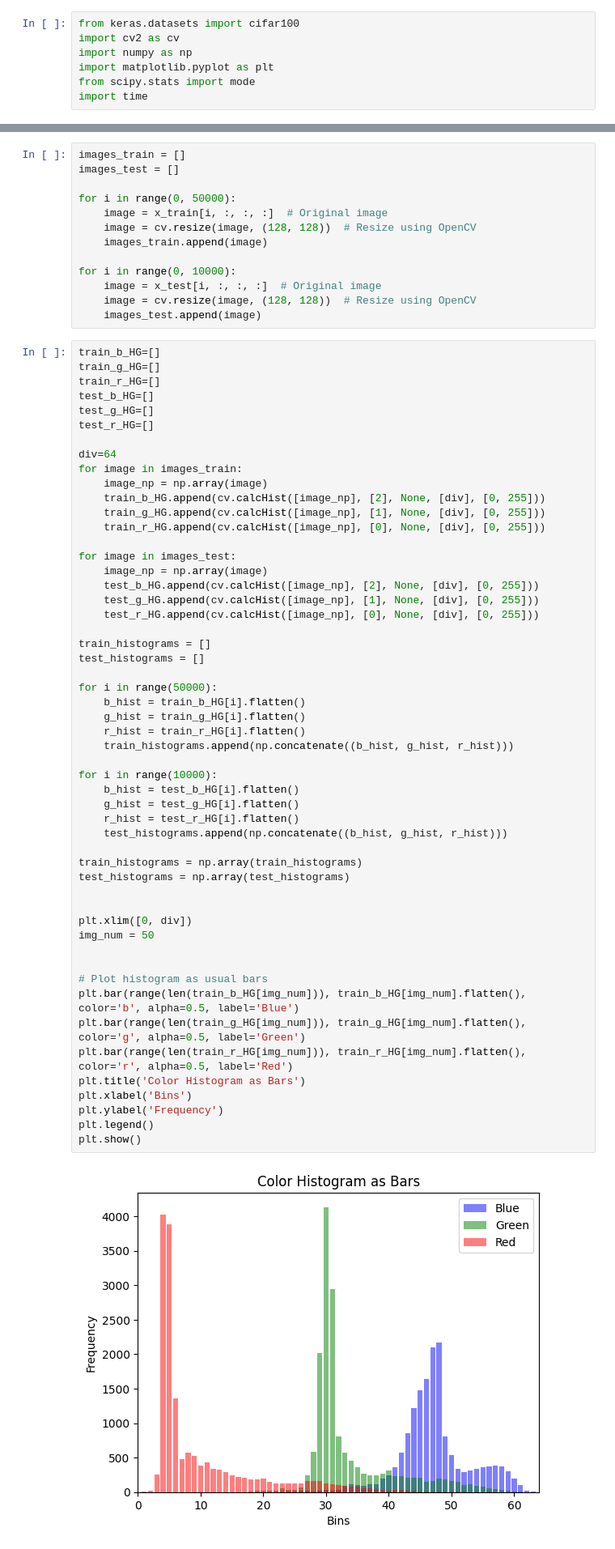
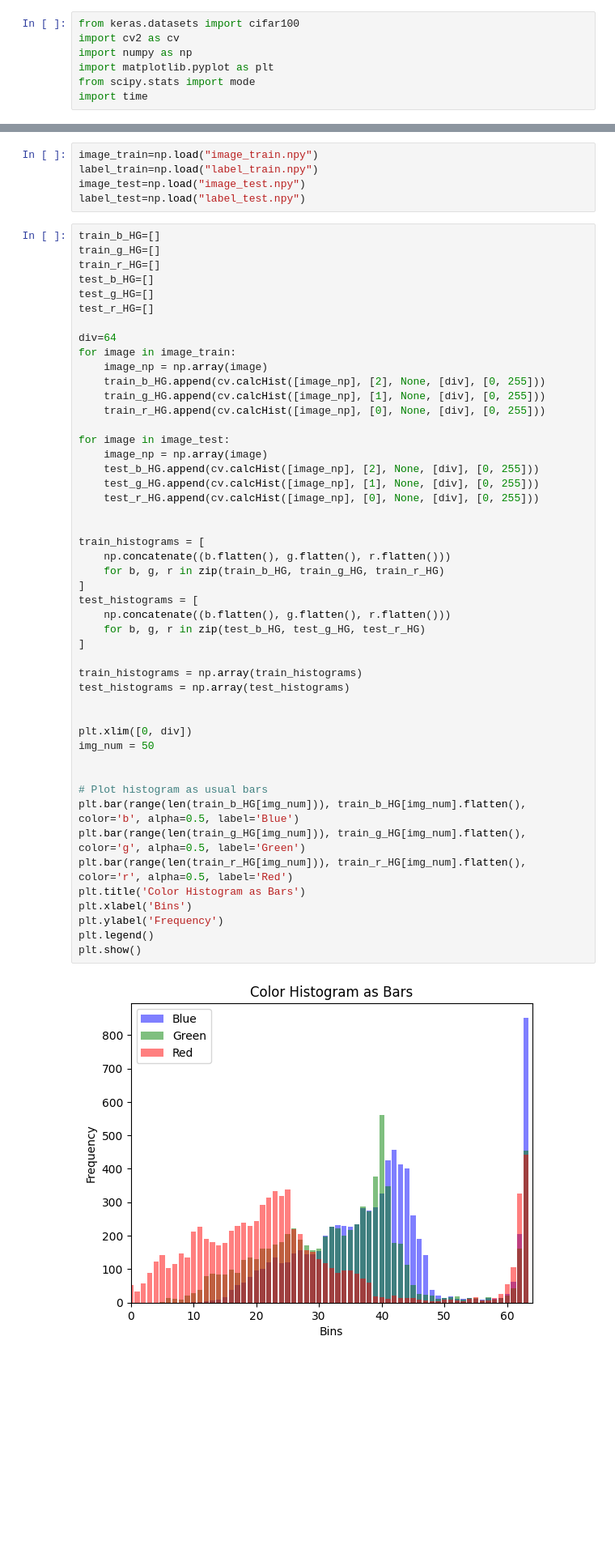
Before and after one commit to hussein37156/CV_project, a Jupyter notebook: Milestone_1/histograms_k_mean.ipynb, the cells around one changed output, grey strips where cells are left out. Shown at 81% size. Drawn from its saved outputs; the diff is of its cells as text; blank space fills up the shorter version.

```diff
--- a/Milestone_1/histograms_k_mean.ipynb
+++ b/Milestone_1/histograms_k_mean.ipynb
@@ -10,16 +8,8 @@ import time
-# %%
-images_train = []
-images_test = []
-
-for i in range(0, 50000):
-    image = x_train[i, :, :, :]  # Original image
-    image = cv.resize(image, (128, 128))  # Resize using OpenCV
-    images_train.append(image)
-
-for i in range(0, 10000):
-    image = x_test[i, :, :, :]  # Original image
-    image = cv.resize(image, (128, 128))  # Resize using OpenCV
-    images_test.append(image)
+# %%
+image_train=np.load("image_train.npy")
+label_train=np.load("label_train.npy")
+image_test=np.load("image_test.npy")
+label_test=np.load("label_test.npy")
 # %%
 train_b_HG=[]
 train_g_HG=[]
@@ -29,52 +19,47 @@ test_g_HG=[]
 test_r_HG=[]
 
 div=64
-for image in images_train:
+for image in image_train:
     image_np = np.array(image)
     train_b_HG.append(cv.calcHist([image_np], [2], None, [div], [0, 255]))
     train_g_HG.append(cv.calcHist([image_np], [1], None, [div], [0, 255]))
     train_r_HG.append(cv.calcHist([image_np], [0], None, [div], [0, 255]))
 
-for image in images_test:
+for image in image_test:
     image_np = np.array(image)
     test_b_HG.append(cv.calcHist([image_np], [2], None, [div], [0, 255]))
     test_g_HG.append(cv.calcHist([image_np], [1], None, [div], [0, 255]))
     test_r_HG.append(cv.calcHist([image_np], [0], None, [div], [0, 255]))
 
-train_histograms = []
-test_histograms = []
 
-for i in range(50000):
-    b_hist = train_b_HG[i].flatten()
-    g_hist = train_g_HG[i].flatten()
-    r_hist = train_r_HG[i].flatten()
-    train_histograms.append(np.concatenate((b_hist, g_hist, r_hist)))
-
-for i in range(10000):
-    b_hist = test_b_HG[i].flatten()
-    g_hist = test_g_HG[i].flatten()
-    r_hist = test_r_HG[i].flatten()
-    test_histograms.append(np.concatenate((b_hist, g_hist, r_hist)))
+train_histograms = [
+    np.concatenate((b.flatten(), g.flatten(), r.flatten()))
+    for b, g, r in zip(train_b_HG, train_g_HG, train_r_HG)
+]
+test_histograms = [
+    np.concatenate((b.flatten(), g.flatten(), r.flatten()))
+    for b, g, r in zip(test_b_HG, test_g_HG, test_r_HG)
+]
 
 train_histograms = np.array(train_histograms)
 test_histograms = np.array(test_histograms)
 
 
 plt.xlim([0, div])
 img_num = 50
 
 
 # Plot histogram as usual bars
 plt.bar(range(len(train_b_HG[img_num])), train_b_HG[img_num].flatten(), color='b', alpha=0.5, label='Blue')
 plt.bar(range(len(train_g_HG[img_num])), train_g_HG[img_num].flatten(), color='g', alpha=0.5, label='Green')
 plt.bar(range(len(train_r_HG[img_num])), train_r_HG[img_num].flatten(), color='r', alpha=0.5, label='Red')
 plt.title('Color Histogram as Bars')
 plt.xlabel('Bins')
 plt.ylabel('Frequency')
 plt.legend()
 plt.show()
 # %% [output]
-[figure, old version]
+[figure, new version]
 # %%
 '''
 train_histograms_squr = np.square(train_histograms) #adding nonlinearity to the data
```
Also changed, not shown: parts of 4 cells of this notebook, 3 other files.
